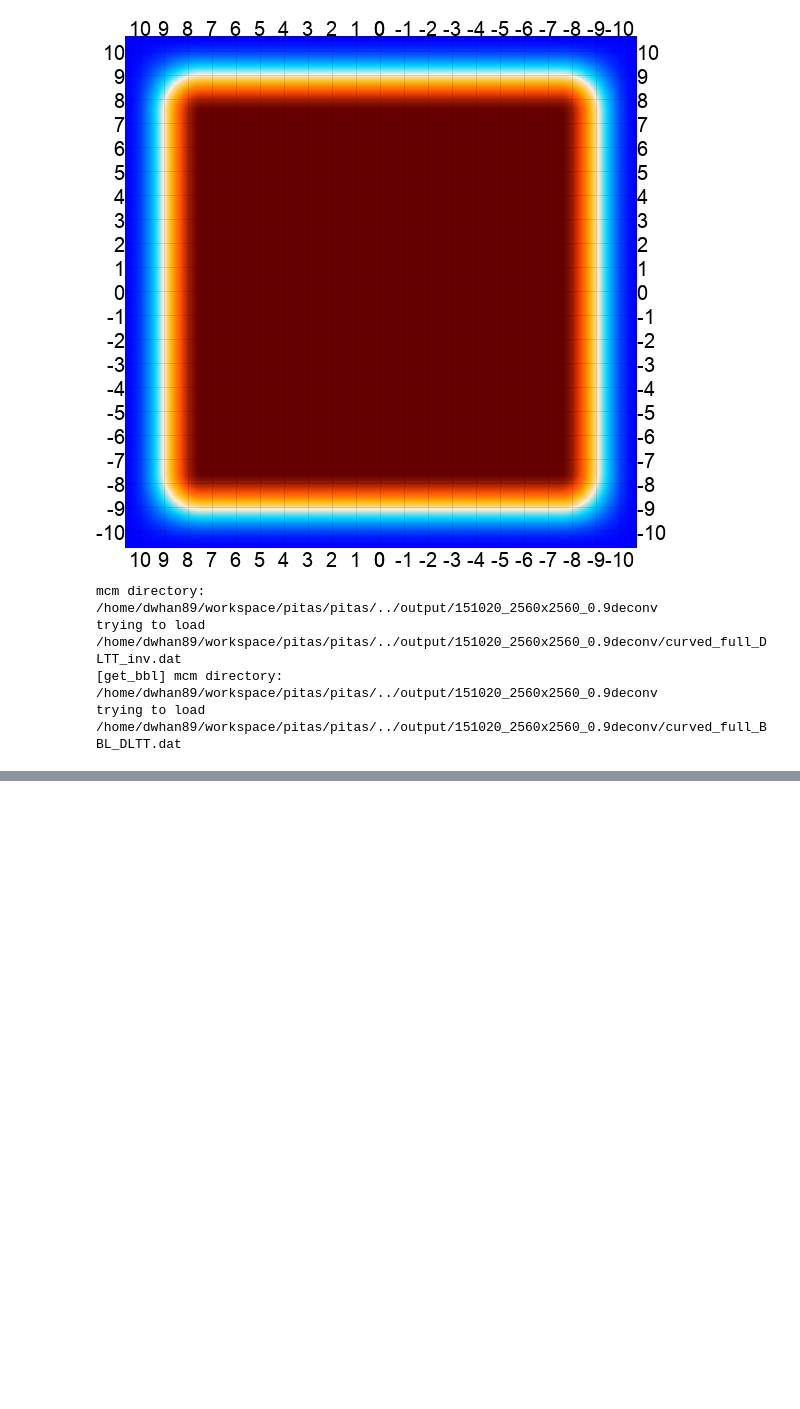
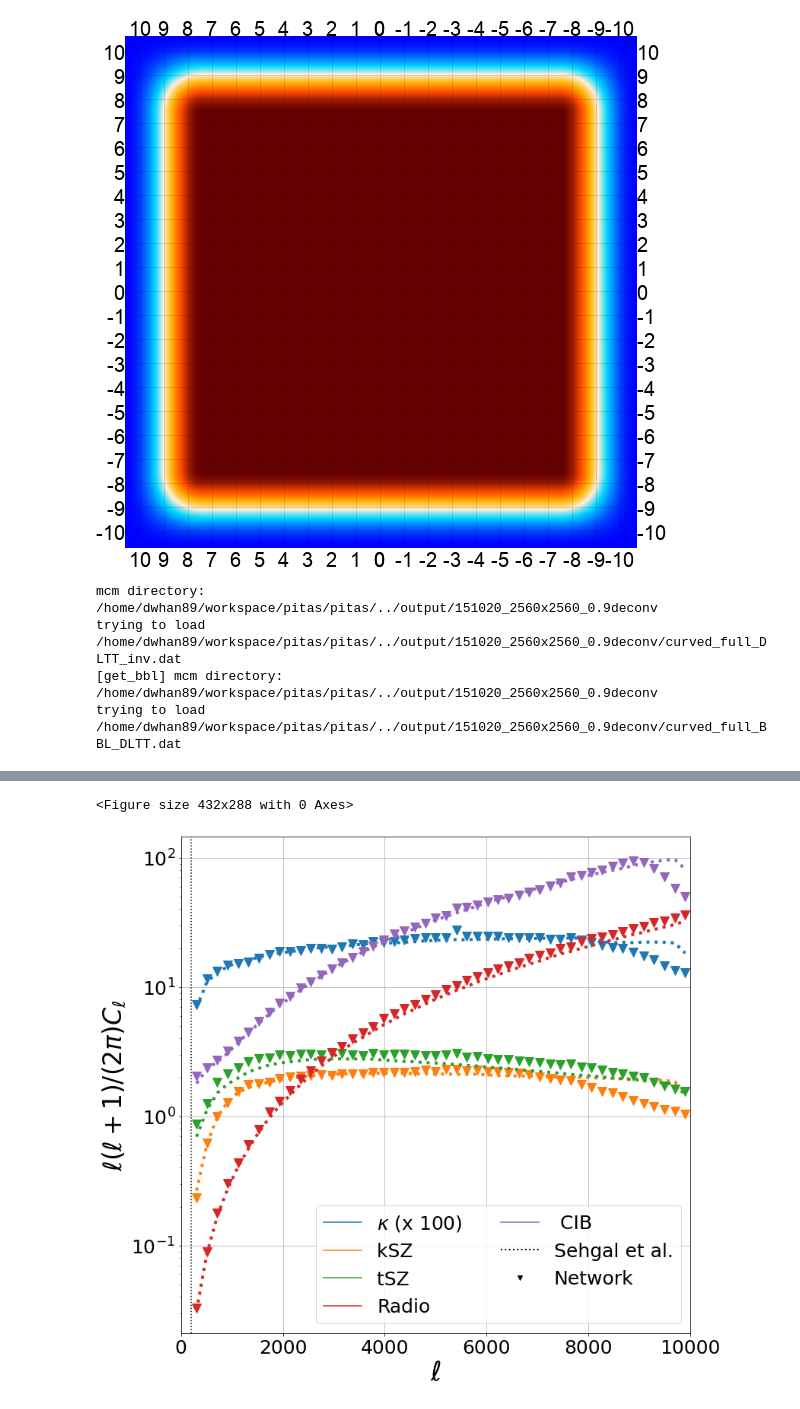
Before and after one commit to dwhan89/cosmikyu, a Jupyter notebook: notebooks/090120_sehgal_validation_spec.ipynb, the cells around one changed output, grey strips where cells are left out. Saved outputs shown, nothing was run; the diff lists cells and outputs as text; code cells hidden in the pictures; blank space fills up the shorter version.

```diff
--- a/notebooks/090120_sehgal_validation_spec.ipynb
+++ b/notebooks/090120_sehgal_validation_spec.ipynb
@@ -330,0 +381,58 @@ for key1 in compts:
+# %%
+plt.clf()
+fig = plt.figure(figsize=(12,12))
+ax = fig.gca()
+def key2label(key):
+    storage = {"kappa":r"$  \kappa$ (x 100)",
+               "ksz":"kSZ ",
+               "tsz":"tSZ ",
+               "ir":" CIB ",
+               "rad":"Radio"
+              }
+    return storage[key]
+
+loc = np.where(lbin>200)
+for key1 in compts:
+    #if key1 == "kappa": continue
+    key2 = key1
+    key = [key1, key2]
+    key.sort()
+    key = "dls_"+"x".join(key)
+    skey = key+"_r{}".format(save_points[-1])
+    multi_fact = 1e4 if key1 == "kappa" else 1
+    corr_fact  = 0.9**2 if key1 == "tsza" else 1
+    #multi_fact = 0.5**2 if key1 == "tsz" else 1
+
+
+
+    color = next(ax._get_lines.prop_cycler)['color']
+
+    lbin = STAT_TEST.storage["lbin"][0]
+    dlbin = STAT_TEST.stats[key]["mean"]*multi_fact
+    plt.plot(lbin[loc], dlbin[loc], alpha=1, lw=4, marker="",markersize=8, color=color, ls=":")
+    lbin = STAT_GEN.storage["lbin"][0]
+    dlbin = STAT_GEN.stats[skey]["mean"]*multi_fact*corr_fact
+    plt.plot(lbin[loc], dlbin[loc], alpha=1, lw=2, marker="v",markersize=12, color=color, ls="")
+
+
+    plt.plot([],[], label=key2label(key1), color=color)
+plt.plot([],[], lw=2, marker="", label="Sehgal et al.", color="k", ls=":")
+plt.plot([],[], lw=2, marker="v", ls="", label="Network", color="k")
+ax.set_ylabel(r"$\ell(\ell+1)/(2\pi )C_\ell$", fontsize=33)
+ax.set_xlabel(r"$\ell$", fontsize=35)
+plt.legend(fontsize=25, ncol=2)
+
+
+
+ax.tick_params(axis='both', which='major', labelsize=25)
+ax.tick_params(axis='both', which='minor', labelsize=25)
+ax.axvline(x=200, ls=":", color="k")
+ax.set_yscale("log")
+ax.grid()
+plt.xlim(0, 10000)
+plt.subplots_adjust(wspace=0, hspace=0)
+plt.savefig(plot_path("151020_ps_before_transfer.pdf"), bbox_inches='tight')
+plt.show()
+# %% [output]
+<Figure size 432x288 with 0 Axes>
+[figure, added]
```
Also changed, not shown: parts of 12 cells of this notebook, 29 other files.
